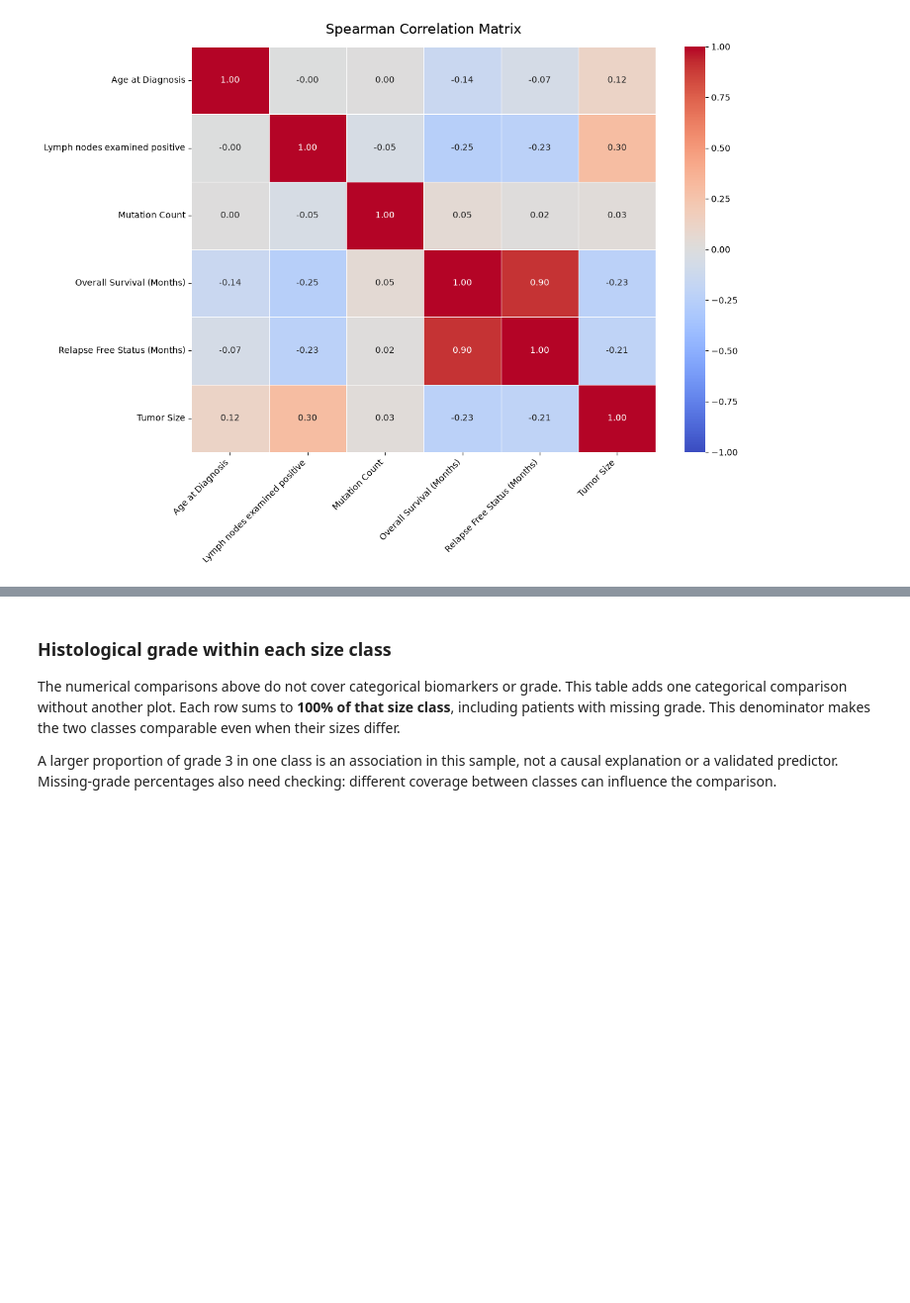
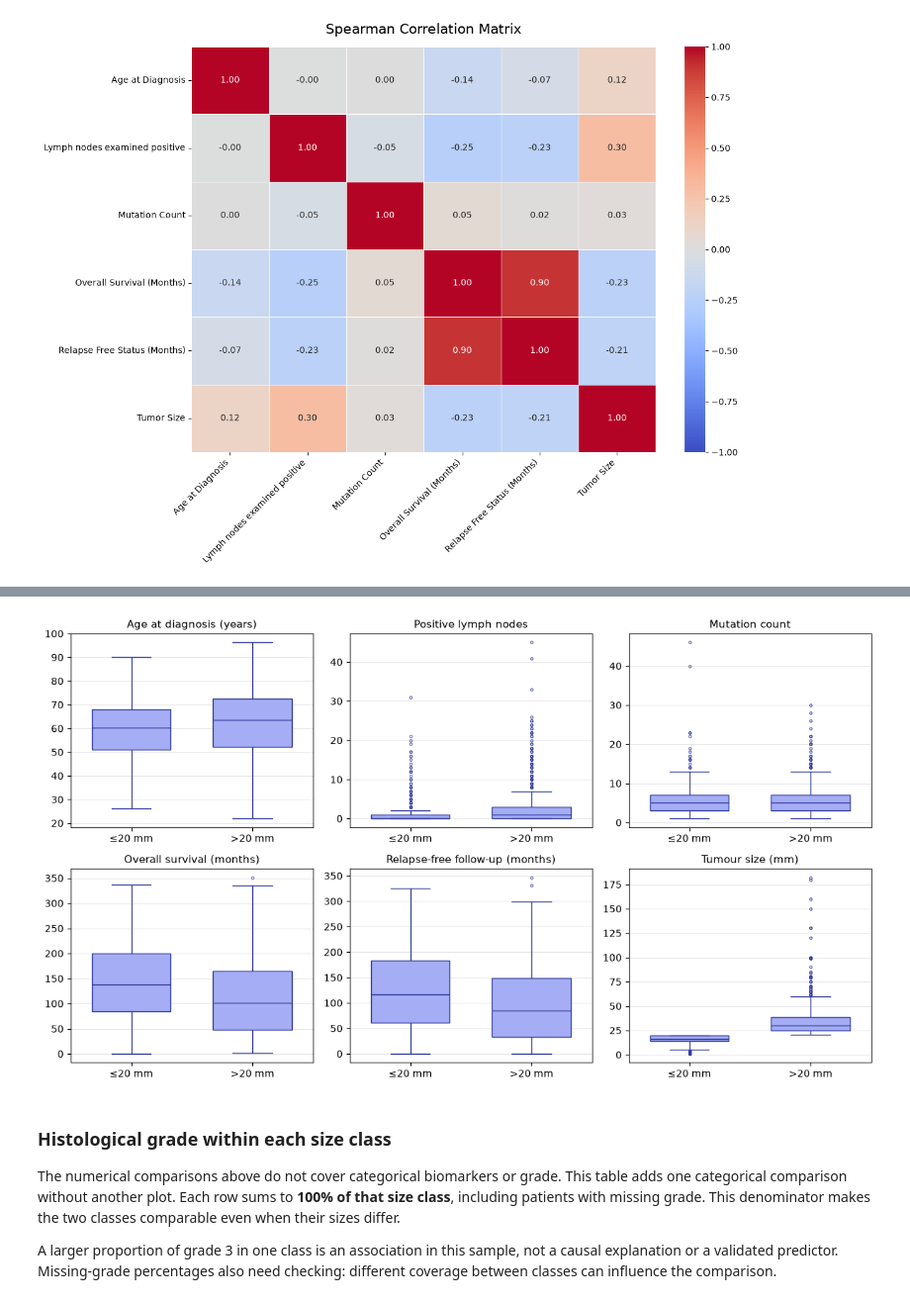
Before and after one commit to mariamartinezgart/MLLB_Machine_Learning, a Jupyter notebook: eda_v2.ipynb, the cells around one changed output, grey strips where cells are left out. Shown at 99% size. Saved outputs shown, nothing was run; the diff lists cells and outputs as text; code cells hidden in the pictures; blank space fills up the shorter version.

```diff
--- a/eda_v2.ipynb
+++ b/eda_v2.ipynb
@@ -853,3 +892,51 @@ plt.show()
+# %%
+# Use a separate dataframe so the existing analysis is unaffected.
+boxplot_data = df_clean.dropna(subset=['Tumor Size']).copy()
+boxplot_class_order = ['≤20 mm', '>20 mm']
+boxplot_data['Size Category'] = np.where(
+    boxplot_data['Tumor Size'] <= 20, boxplot_class_order[0], boxplot_class_order[1]
+)
+
+# Compare all numerical variables in the same class order.
+box_titles = {
+    'Age at Diagnosis': 'Age at diagnosis (years)',
+    'Lymph nodes examined positive': 'Positive lymph nodes',
+    'Mutation Count': 'Mutation count',
+    'Overall Survival (Months)': 'Overall survival (months)',
+    'Relapse Free Status (Months)': 'Relapse-free follow-up (months)',
+    'Tumor Size': 'Tumour size (mm)'
+}
+
+ncols = 3
+nrows = (len(numeric_cols) + ncols - 1) // ncols
+fig, axes = plt.subplots(nrows, ncols, figsize=(12, 3.4 * nrows), squeeze=False)
+axes = axes.flatten()
+
+for ax, col in zip(axes, numeric_cols):
+    sns.boxplot(
+        data=boxplot_data, x='Size Category', y=col, order=boxplot_class_order,
+        color='#A5AEF4', saturation=1, width=0.65, linewidth=1, ax=ax,
+        boxprops={'edgecolor': '#303A9C'},
+        medianprops={'color': '#303A9C'},
+        whiskerprops={'color': '#303A9C'},
+        capprops={'color': '#303A9C'},
+        flierprops={'marker': 'o', 'markersize': 2.5,
+                    'markerfacecolor': 'none', 'markeredgecolor': '#303A9C',
+                    'markeredgewidth': 0.7}
+    )
+    ax.set_title(box_titles.get(col, col), fontsize=11)
+    ax.set_xlabel('')
+    ax.set_ylabel('')
+    ax.set_axisbelow(True)
+    ax.grid(axis='y', color='0.9', linewidth=0.7)
+
+for ax in axes[len(numeric_cols):]:
+    ax.remove()
+
+plt.tight_layout()
+plt.show()
+# %% [output]
+[figure, added]
 # %% [markdown]
 ### Histological grade within each size class
 
```
Also changed, not shown: parts of 29 cells of this notebook.
